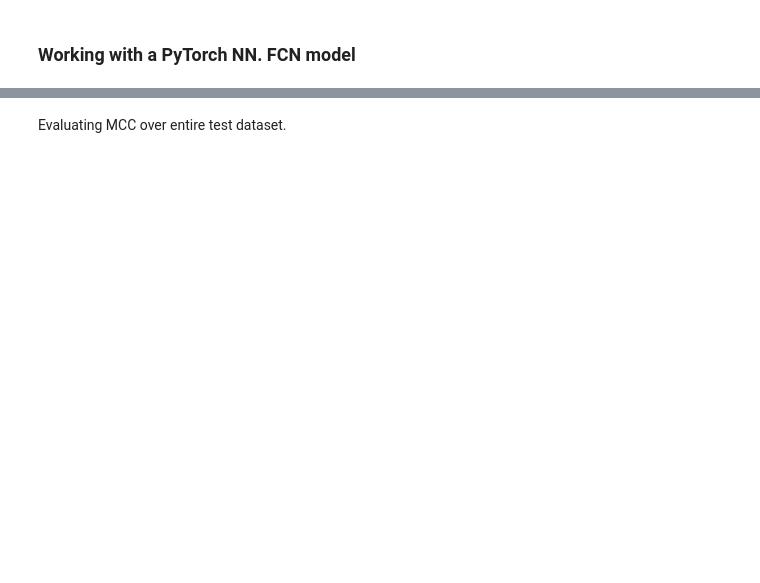
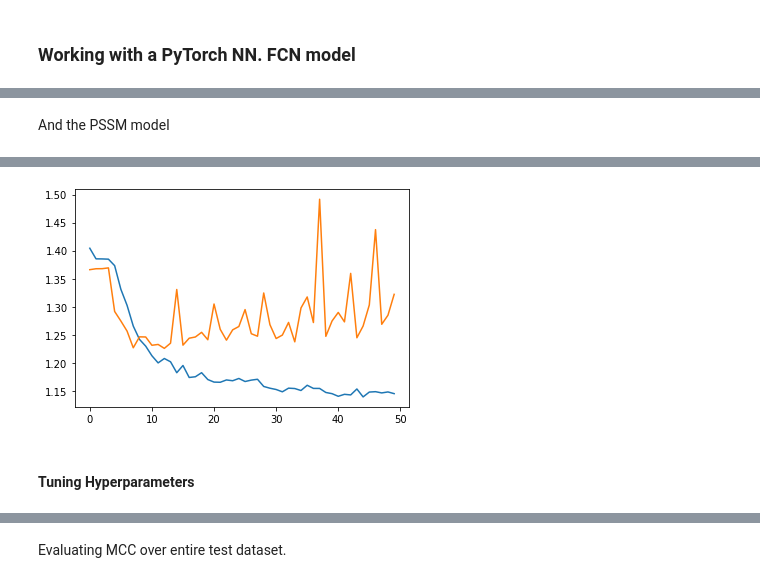
Before and after one commit to ryangregson01/L4-dissertation, a Jupyter notebook: src/Notebooks/FCN_2DConvolutions.ipynb, the cells around one changed output, grey strips where cells are left out. Drawn from its saved outputs; the diff is of its cells as text; code cells hidden in the pictures; blank space fills up the shorter version.

```diff
--- a/src/Notebooks/FCN_2DConvolutions.ipynb
+++ b/src/Notebooks/FCN_2DConvolutions.ipynb
@@ -190,0 +203,12 @@ Training loop.
+# %%
+def loss_weight_multiplier(loader):
+  total_amino_acids = 0
+  total_disordered_AA = 0
+  for i, sam in enumerate(loader):
+    lab = torch.squeeze(sam.get('label'))
+    total_amino_acids += len(lab)
+    total_disordered_AA += sum(lab)
+
+  disordered_ratio = total_disordered_AA / total_amino_acids
+  disordered_loss_weight = 1 / disordered_ratio
+  return disordered_loss_weight
@@ -310,0 +341,22 @@ plt.show()
+# %% [markdown]
+And the PSSM model
+# %%
+lamb=0.001
+lr = 0.0005
+epochs = 50
+new_pssm_model = FCN_Net()
+optimizer = optim.SGD(new_pssm_model.parameters(), lr=lr, momentum=0.9, weight_decay=lamb)
+use_cuda = True
+device = torch.device("cuda" if (use_cuda and torch.cuda.is_available()) else "cpu")
+disordered_loss_weight = loss_weight_multiplier(train_pssm_loader)
+criterion = torch.nn.BCEWithLogitsLoss(pos_weight=disordered_loss_weight.to(device))
+
+epoch_loss_arr = []
+epoch_valid_loss_arr = []
+epoch_valid_MCC_arr = []
+train_validation_loop_with_mcc(epochs, optimizer, new_pssm_model, criterion, train_pssm_loader, validation_pssm_loader, device)
+
+plt.plot(range(epochs), epoch_loss_arr)
+plt.plot(range(epochs), epoch_valid_loss_arr)
+plt.show()
+# %% [output]
@@ -310,0 +379,3 @@ plt.show()
+[figure, added]
+# %% [markdown]
+#### Tuning Hyperparameters
```
Also changed, not shown: parts of 46 cells of this notebook, 17 other files.
